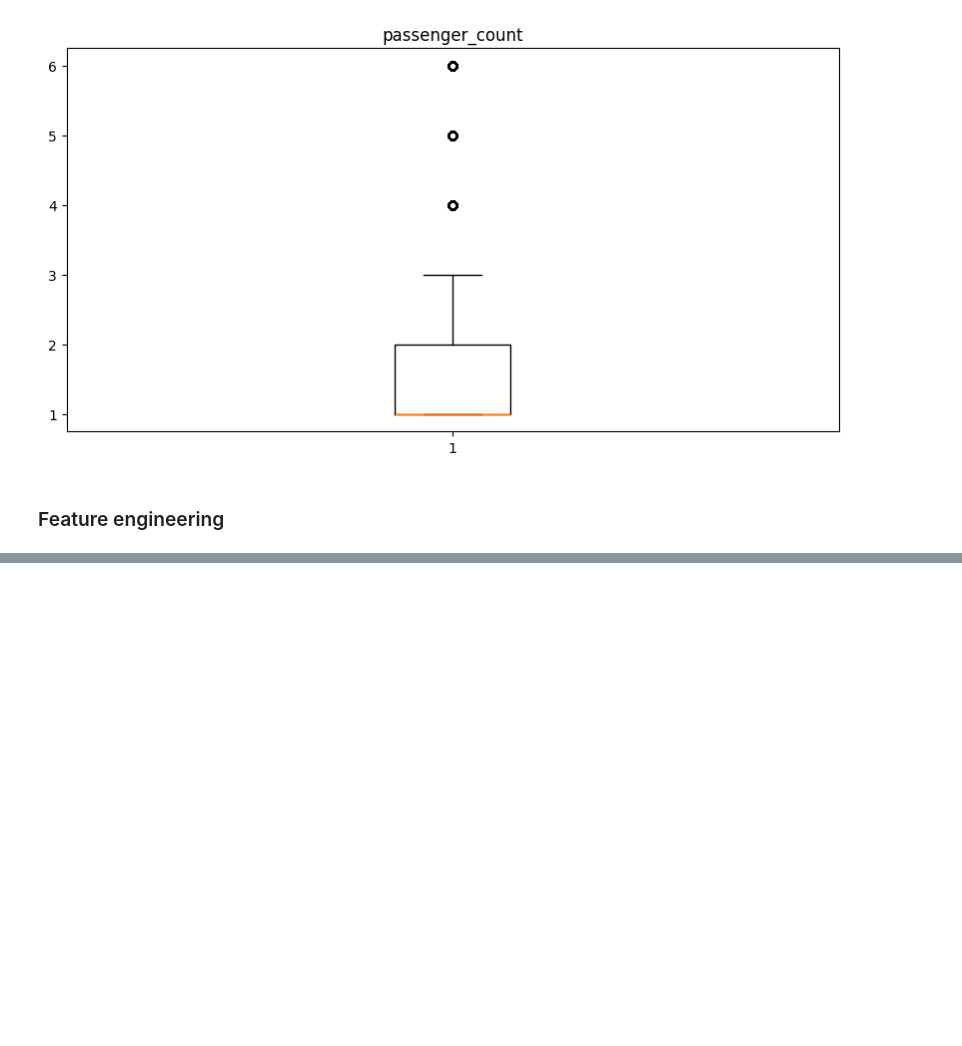
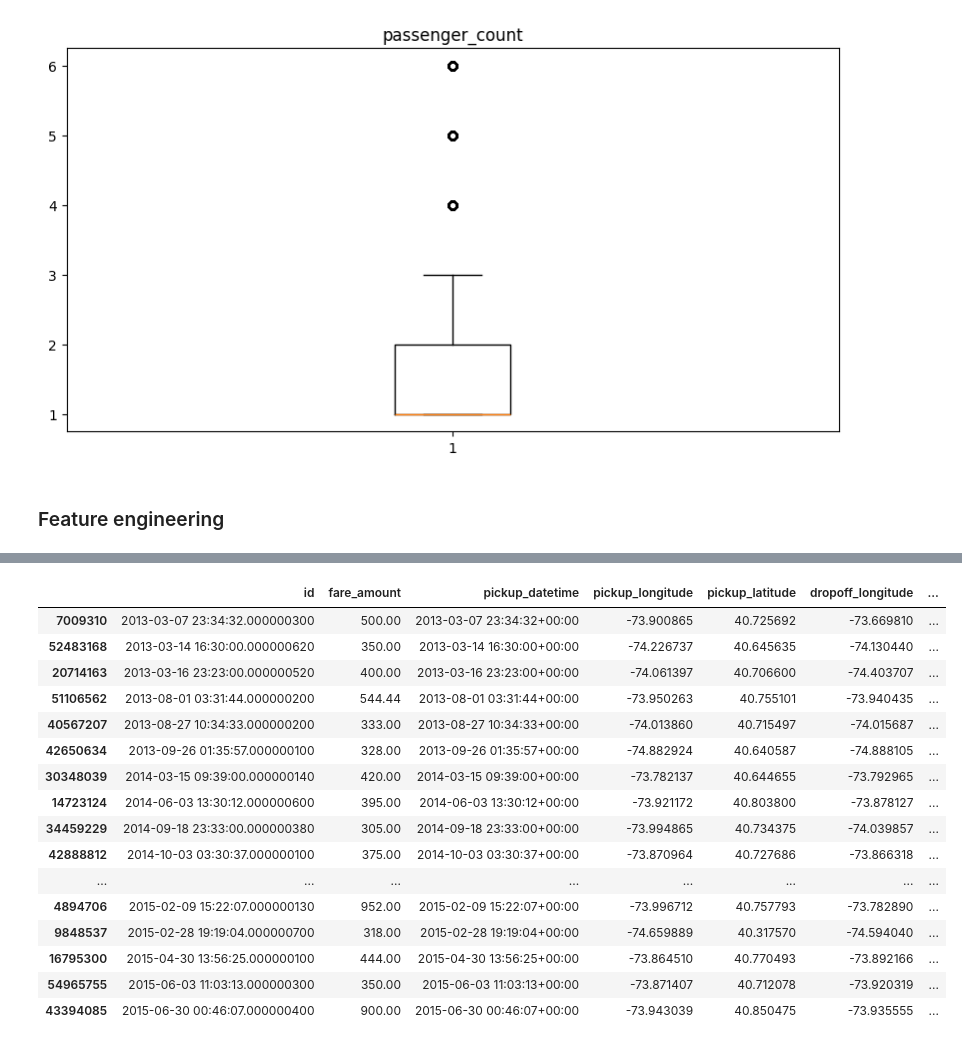
Before and after one commit to napsugark/nyc_taxi_fare_prediction, a Jupyter notebook: notebooks/eda.ipynb, the cells around one changed output, grey strips where cells are left out. Saved outputs shown, nothing was run; the diff lists cells and outputs as text; code cells hidden in the pictures; blank space fills up the shorter version.

```diff
--- a/notebooks/eda.ipynb
+++ b/notebooks/eda.ipynb
@@ -240,0 +305,20 @@ df[df['trip_distance'] < 100]
+# %%
+df[df['fare_amount'] > 300]
+# %% [output]
+|  | id | fare_amount | pickup_datetime | pickup_longitude | pickup_latitude | dropoff_longitude | ... |
+| 7009310 | 2013-03-07 23:34:32.000000300 | 500.00 | 2013-03-07 23:34:32+00:00 | -73.900865 | 40.725692 | -73.669810 | ... |
+| 52483168 | 2013-03-14 16:30:00.000000620 | 350.00 | 2013-03-14 16:30:00+00:00 | -74.226737 | 40.645635 | -74.130440 | ... |
+| 20714163 | 2013-03-16 23:23:00.000000520 | 400.00 | 2013-03-16 23:23:00+00:00 | -74.061397 | 40.706600 | -74.403707 | ... |
+| 51106562 | 2013-08-01 03:31:44.000000200 | 544.44 | 2013-08-01 03:31:44+00:00 | -73.950263 | 40.755101 | -73.940435 | ... |
+| 40567207 | 2013-08-27 10:34:33.000000200 | 333.00 | 2013-08-27 10:34:33+00:00 | -74.013860 | 40.715497 | -74.015687 | ... |
+| 42650634 | 2013-09-26 01:35:57.000000100 | 328.00 | 2013-09-26 01:35:57+00:00 | -74.882924 | 40.640587 | -74.888105 | ... |
+| 30348039 | 2014-03-15 09:39:00.000000140 | 420.00 | 2014-03-15 09:39:00+00:00 | -73.782137 | 40.644655 | -73.792965 | ... |
+| 14723124 | 2014-06-03 13:30:12.000000600 | 395.00 | 2014-06-03 13:30:12+00:00 | -73.921172 | 40.803800 | -73.878127 | ... |
+| 34459229 | 2014-09-18 23:33:00.000000380 | 305.00 | 2014-09-18 23:33:00+00:00 | -73.994865 | 40.734375 | -74.039857 | ... |
+| 42888812 | 2014-10-03 03:30:37.000000100 | 375.00 | 2014-10-03 03:30:37+00:00 | -73.870964 | 40.727686 | -73.866318 | ... |
+| ... | ... | ... | ... | ... | ... | ... | ... |
+| 4894706 | 2015-02-09 15:22:07.000000130 | 952.00 | 2015-02-09 15:22:07+00:00 | -73.996712 | 40.757793 | -73.782890 | ... |
+| 9848537 | 2015-02-28 19:19:04.000000700 | 318.00 | 2015-02-28 19:19:04+00:00 | -74.659889 | 40.317570 | -74.594040 | ... |
+| 16795300 | 2015-04-30 13:56:25.000000100 | 444.00 | 2015-04-30 13:56:25+00:00 | -73.864510 | 40.770493 | -73.892166 | ... |
+| 54965755 | 2015-06-03 11:03:13.000000300 | 350.00 | 2015-06-03 11:03:13+00:00 | -73.871407 | 40.712078 | -73.920319 | ... |
+| 43394085 | 2015-06-30 00:46:07.000000400 | 900.00 | 2015-06-30 00:46:07+00:00 | -73.943039 | 40.850475 | -73.935555 | ... |
```
Also changed, not shown: parts of 24 cells of this notebook, 5 other files.
